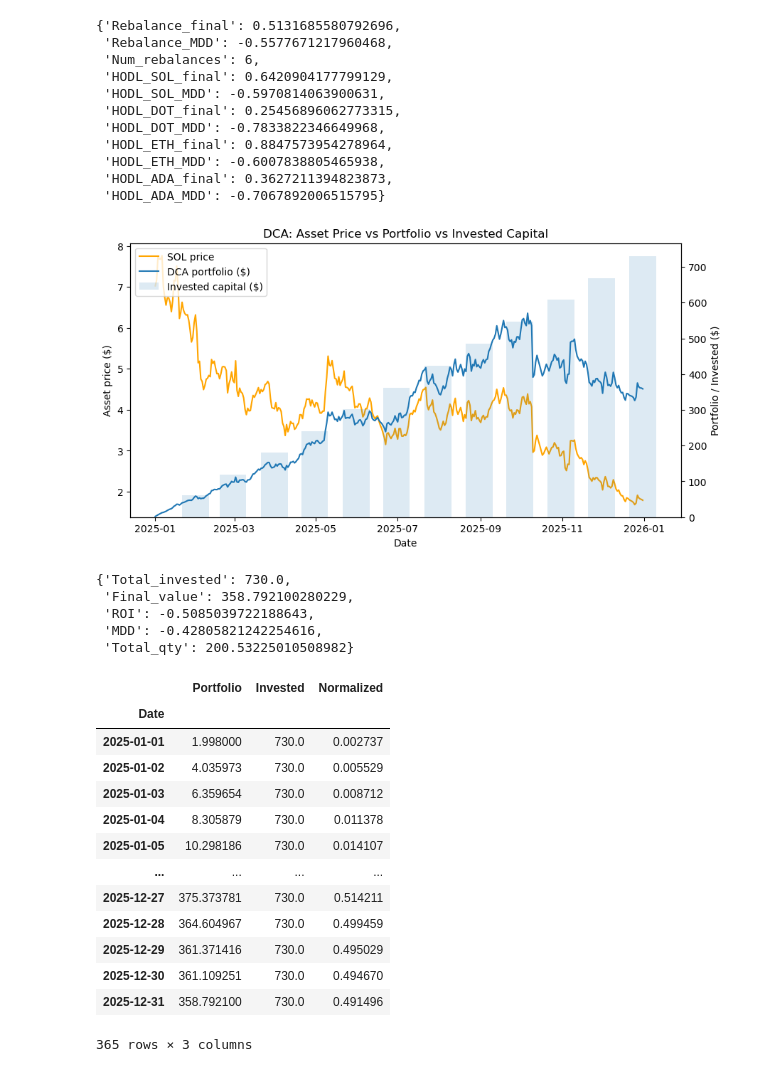
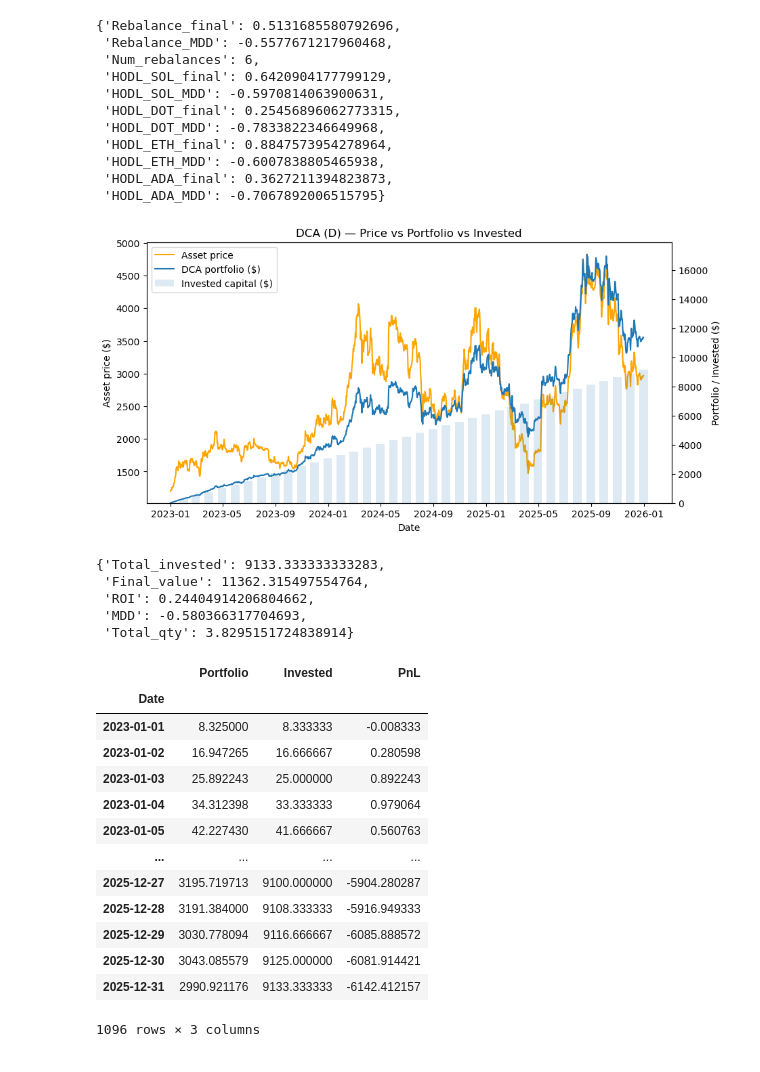
Before and after one commit to Familenko/backtest, a Jupyter notebook: main.ipynb, the cells around one changed output. Drawn from its saved outputs; the diff is of its cells as text; code cells hidden in the pictures.

```diff
--- a/main.ipynb
+++ b/main.ipynb
@@ -30,8 +30,8 @@ fee = 0.001
 
 # df.to_csv("prices.csv")
 # %%
-df = pd.read_csv("prices.csv", index_col=0, parse_dates=True)
-df
+df_origin = pd.read_csv("prices.csv", index_col=0, parse_dates=True)
+df_origin
 # %% [output]
 |  | ETH | DOT | ADA | SOL | LINK | BTC | ATOM | AVAX |
 | Date |  |  |  |  |  |  |  |  |
@@ -69,38 +69,39 @@ metrics
  'HODL_ADA_final': 0.3627211394823873,
  'HODL_ADA_MDD': -0.7067892006515795}
 # %%
-sol_prices = df["DOT"]
+sol_prices = df_origin["ETH"]
+invest_sum = 250 / 30
 
 dca_result, dca_metrics = backtest_dca(
     prices=sol_prices,
-    buy_amount=2.0,
+    buy_amount=invest_sum,
     freq="D",
     fee=0.001,
     plot=True
 )
 
 dca_metrics
 # %% [output]
-[figure, old version]
+[figure, new version]
-{'Total_invested': 730.0,
- 'Final_value': 358.792100280229,
- 'ROI': -0.5085039722188643,
- 'MDD': -0.42805821242254616,
- 'Total_qty': 200.53225010508982}
+{'Total_invested': 9133.333333333283,
+ 'Final_value': 11362.315497554764,
+ 'ROI': 0.24404914206804662,
+ 'MDD': -0.580366317704693,
+ 'Total_qty': 3.8295151724838914}
 # %%
 dca_result
 # %% [output]
-|  | Portfolio | Invested | Normalized |
+|  | Portfolio | Invested | PnL |
 | Date |  |  |  |
-| 2025-01-01 | 1.998000 | 730.0 | 0.002737 |
-| 2025-01-02 | 4.035973 | 730.0 | 0.005529 |
-| 2025-01-03 | 6.359654 | 730.0 | 0.008712 |
-| 2025-01-04 | 8.305879 | 730.0 | 0.011378 |
-| 2025-01-05 | 10.298186 | 730.0 | 0.014107 |
+| 2023-01-01 | 8.325000 | 8.333333 | -0.008333 |
+| 2023-01-02 | 16.947265 | 16.666667 | 0.280598 |
+| 2023-01-03 | 25.892243 | 25.000000 | 0.892243 |
+| 2023-01-04 | 34.312398 | 33.333333 | 0.979064 |
+| 2023-01-05 | 42.227430 | 41.666667 | 0.560763 |
 | ... | ... | ... | ... |
-| 2025-12-27 | 375.373781 | 730.0 | 0.514211 |
-| 2025-12-28 | 364.604967 | 730.0 | 0.499459 |
-| 2025-12-29 | 361.371416 | 730.0 | 0.495029 |
-| 2025-12-30 | 361.109251 | 730.0 | 0.494670 |
-| 2025-12-31 | 358.792100 | 730.0 | 0.491496 |
+| 2025-12-27 | 3195.719713 | 9100.000000 | -5904.280287 |
+| 2025-12-28 | 3191.384000 | 9108.333333 | -5916.949333 |
+| 2025-12-29 | 3030.778094 | 9116.666667 | -6085.888572 |
+| 2025-12-30 | 3043.085579 | 9125.000000 | -6081.914421 |
+| 2025-12-31 | 2990.921176 | 9133.333333 | -6142.412157 |
-365 rows × 3 columns
+1096 rows × 3 columns
```
Also changed, not shown: parts of 1 cell of this notebook, 1 other file.
